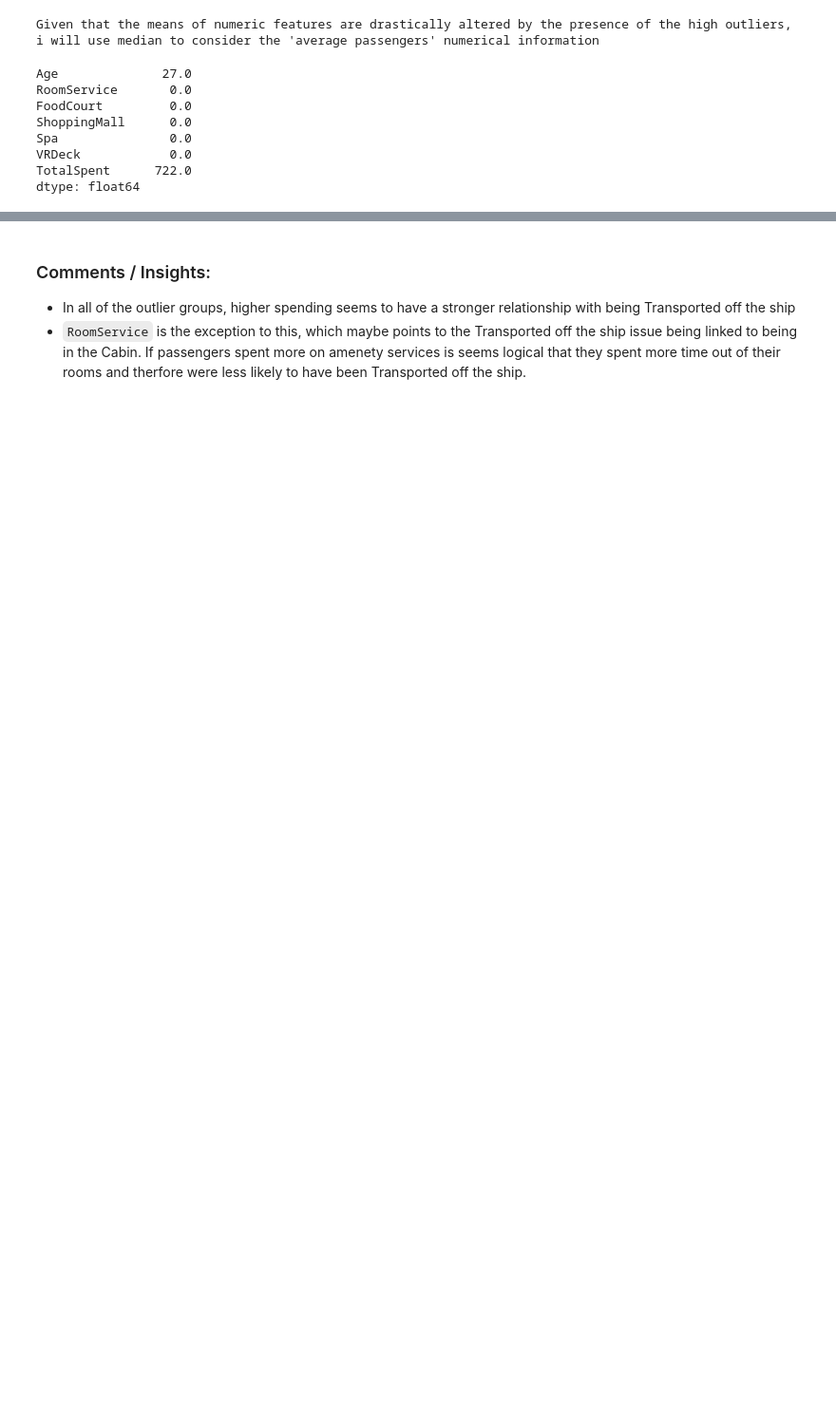
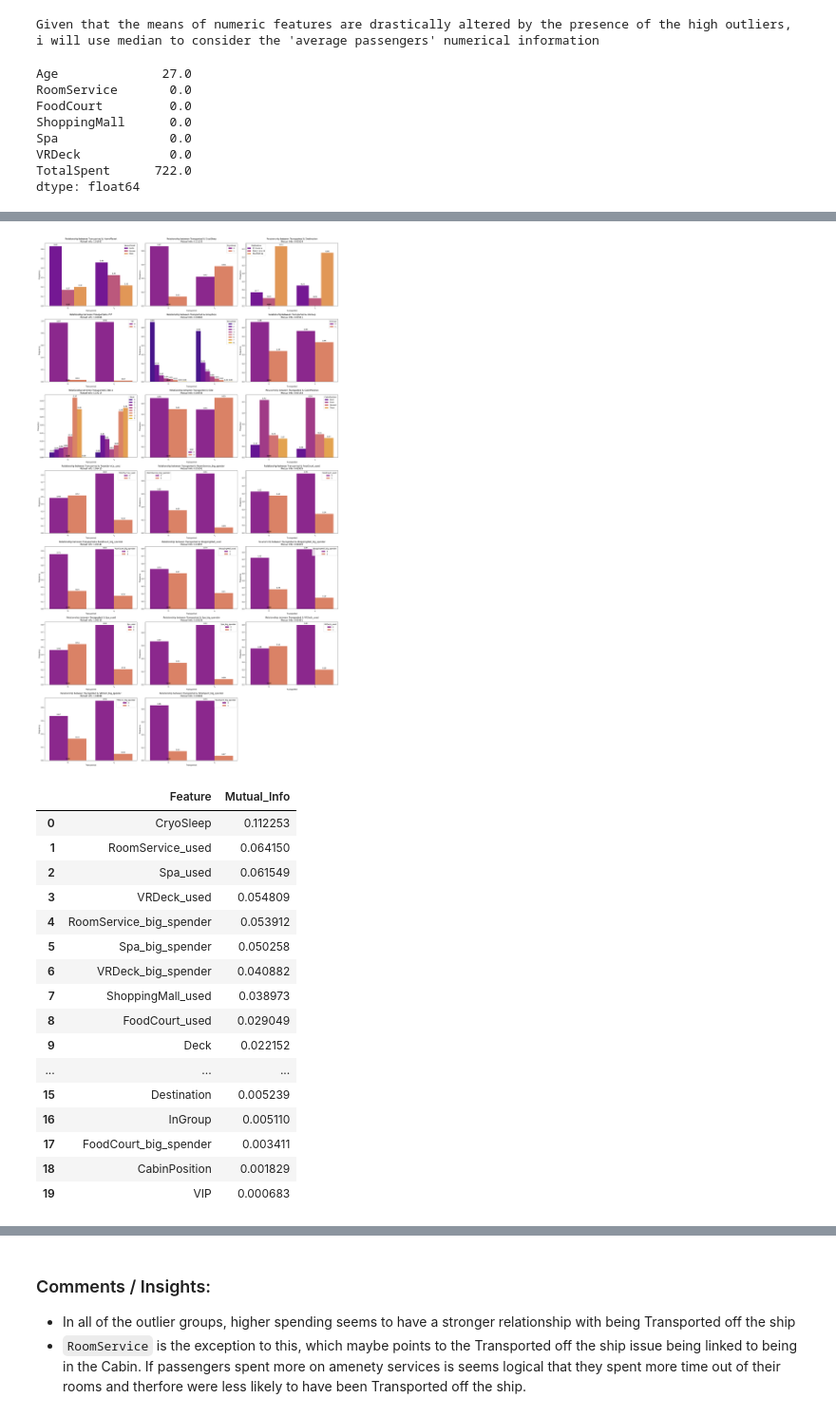
Before and after one commit to mailliwJ/spaceTitanic, a Jupyter notebook: notebooks/ep_I_clean_eda.ipynb, the cells around one changed output, grey strips where cells are left out. Shown at 95% size. Saved outputs shown, nothing was run; the diff lists cells and outputs as text; code cells hidden in the pictures; blank space fills up the shorter version.

```diff
--- a/notebooks/ep_I_clean_eda.ipynb
+++ b/notebooks/ep_I_clean_eda.ipynb
@@ -720,3 +722,24 @@ plt.show()
+# %%
+viz.categorical_relationships(train_set, cat_target='Transported', cat_features=cat_cols, relative_freq=True, show_values=True, group_size=8)
+# %% [output]
+[figure, added]
+|  | Feature | Mutual_Info |
+| 0 | CryoSleep | 0.112253 |
+| 1 | RoomService_used | 0.064150 |
+| 2 | Spa_used | 0.061549 |
+| 3 | VRDeck_used | 0.054809 |
+| 4 | RoomService_big_spender | 0.053912 |
+| 5 | Spa_big_spender | 0.050258 |
+| 6 | VRDeck_big_spender | 0.040882 |
+| 7 | ShoppingMall_used | 0.038973 |
+| 8 | FoodCourt_used | 0.029049 |
+| 9 | Deck | 0.022152 |
+| ... | ... | ... |
+| 15 | Destination | 0.005239 |
+| 16 | InGroup | 0.005110 |
+| 17 | FoodCourt_big_spender | 0.003411 |
+| 18 | CabinPosition | 0.001829 |
+| 19 | VIP | 0.000683 |
 # %% [markdown]
 ## Comments and Insights:
 
```
Also changed, not shown: parts of 24 cells of this notebook.
